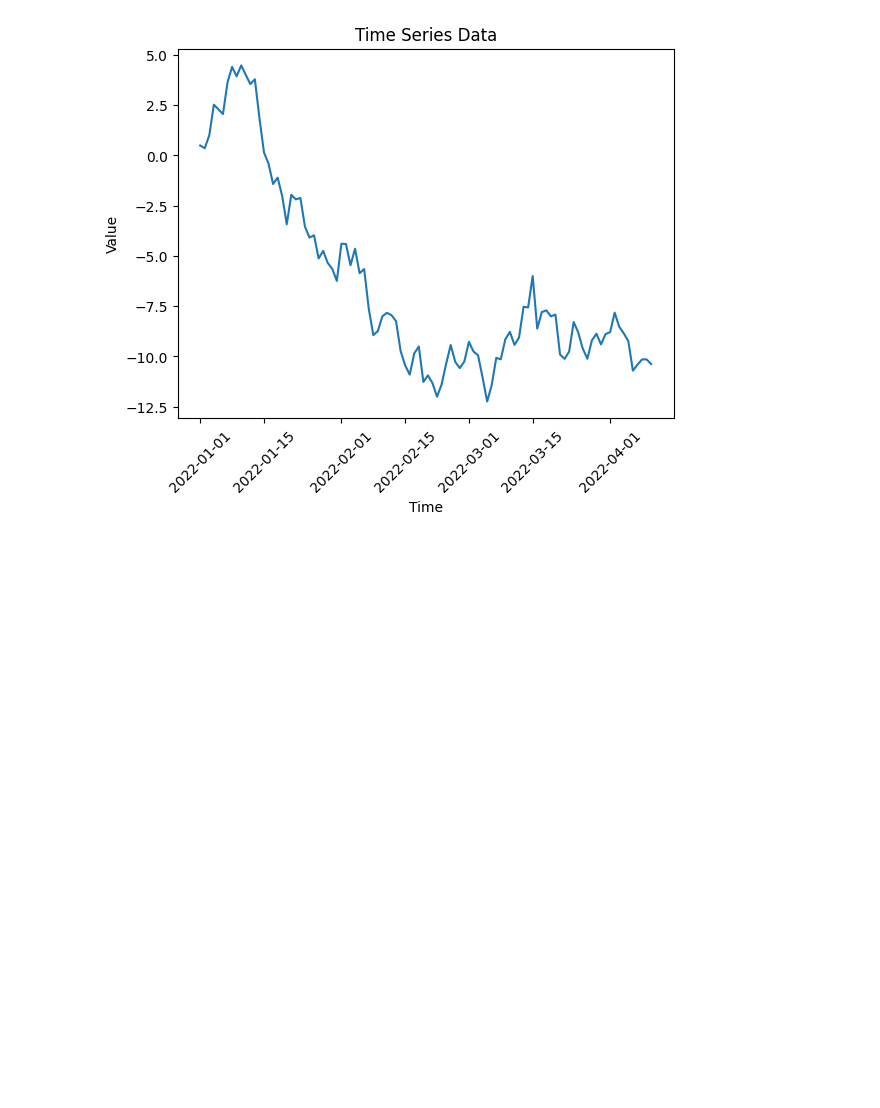
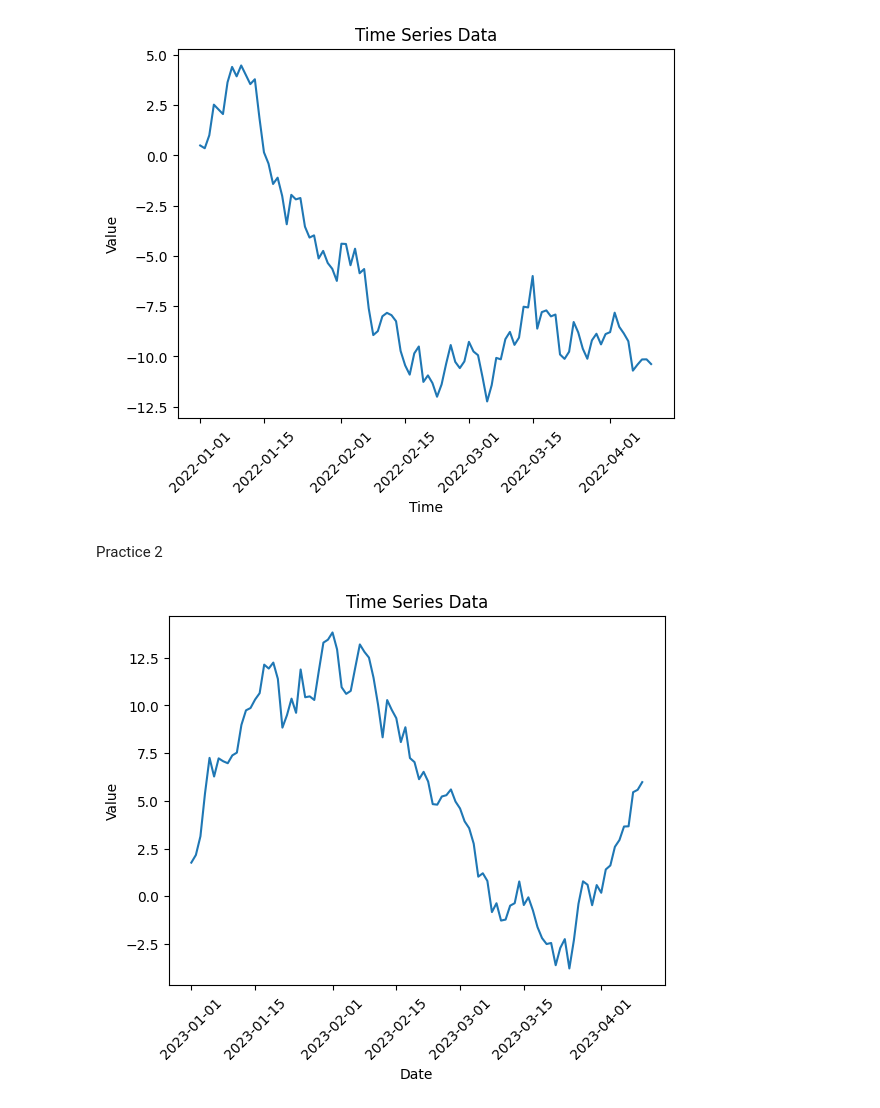
Before and after one commit to sandhrabijoy/Time-series, a Jupyter notebook: Timeseries_practice.ipynb, the cells around one changed output. Saved outputs shown, nothing was run; the diff lists cells and outputs as text; code cells hidden in the pictures; blank space fills up the shorter version.

Commit message:
Practice 2

```diff
--- a/Timeseries_practice.ipynb
+++ b/Timeseries_practice.ipynb
@@ -25,0 +26,18 @@ plt.show()
+# %% [markdown]
+Practice 2
+# %%
+import numpy as np
+import matplotlib.pyplot as plt
+
+np.random.seed(0)
+dates = pd.date_range(start='2023-01-01',periods=100)
+values = np.random.randn(100).cumsum()
+
+plt.plot(dates,values)
+plt.xlabel('Date')
+plt.ylabel('Value')
+plt.xticks(rotation=45)
+plt.title('Time Series Data')
+plt.show()
+# %% [output]
+[figure, added]
```
Also changed, not shown: parts of 2 cells of this notebook.
